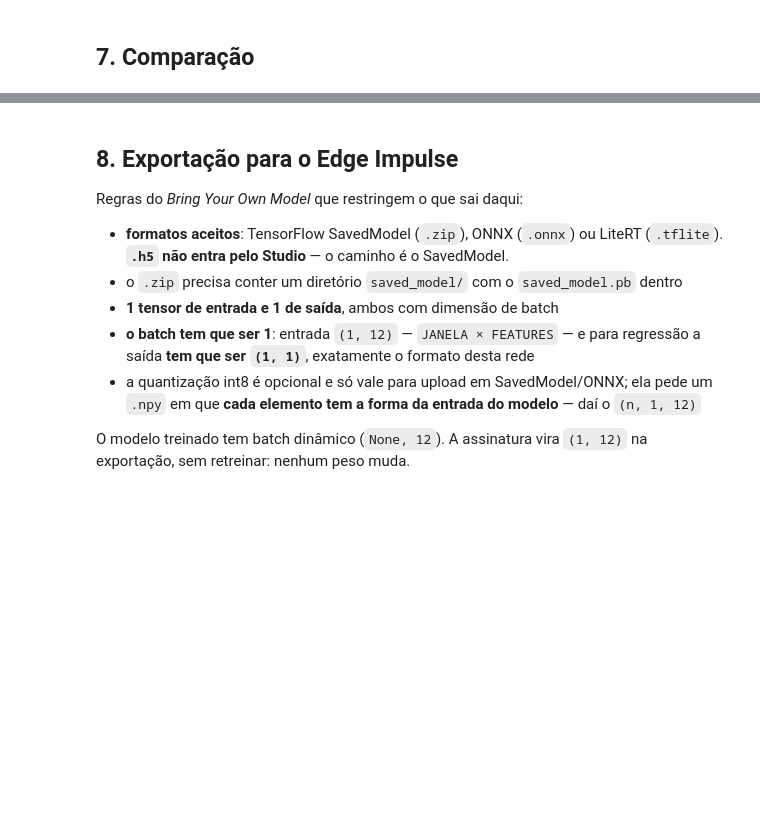
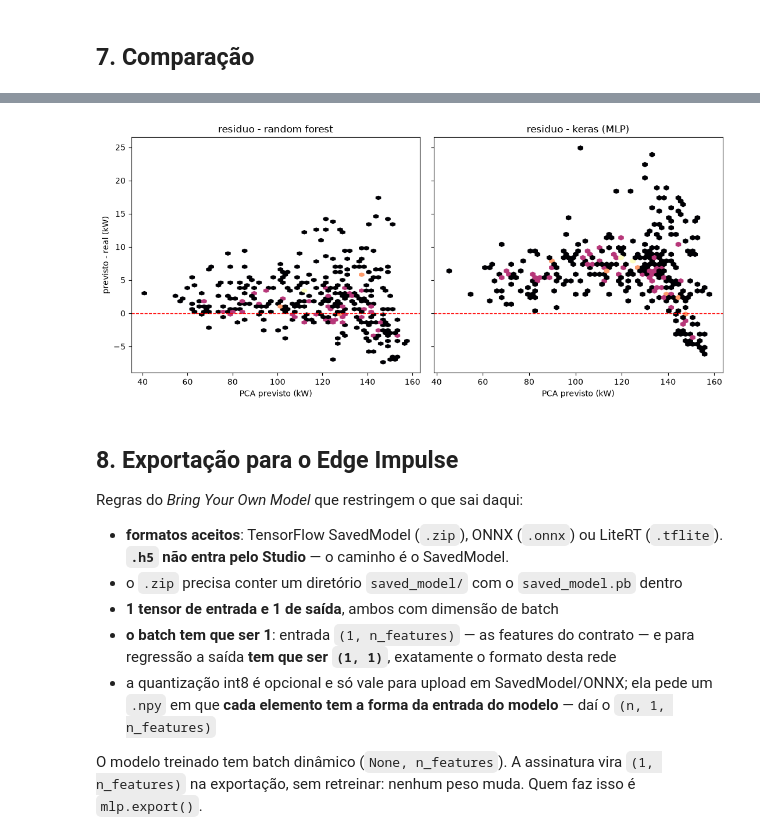
Before and after one commit to commonProgrammerr/knob-senses, a Jupyter notebook: utils/treino_regressao.ipynb, the cells around one changed output, grey strips where cells are left out. Cells and saved outputs as stored; diff of their text form; code cells hidden in the pictures; blank space fills up the shorter version.

Commit message:
models(mlp): update mlp train

```diff
--- a/utils/treino_regressao.ipynb
+++ b/utils/treino_regressao.ipynb
@@ -401,18 +273,17 @@ plt.show()
 # %%
-fig, eixos = plt.subplots(1, 2, figsize=(11, 3.6), sharey=True)
+fig, eixos = plt.subplots(1, 2, figsize=(11, 5), sharey=True)
 
 for eixo, nome, pred in (
     (eixos[0], "random forest", pred_rf),
     (eixos[1], "keras (MLP)", pred_keras),
 ):
-    eixo.hexbin(pred, pred - y_tes, gridsize=55, bins="log", cmap="magma")
-    eixo.axhline(0, color="r", ls="--", lw=1)
-    eixo.set_xlabel("PCA previsto (kW)")
-    eixo.set_title(f"residuo - {nome}")
+    plots.hexbin_residuo(eixo, y_tes, pred, f"residuo - {nome}")
 
 eixos[0].set_ylabel("previsto - real (kW)")
 plt.tight_layout()
 plt.show()
+# %% [output]
+[figure, added]
 # %% [markdown]
 ## 8. Exportação para o Edge Impulse
 
@@ -422,12 +293,11 @@ Regras do *Bring Your Own Model* que restringem o que sai daqui:
   (`.tflite`). **`.h5` não entra pelo Studio** — o caminho é o SavedModel.
 - o `.zip` precisa conter um diretório `saved_model/` com o `saved_model.pb` dentro
 - **1 tensor de entrada e 1 de saída**, ambos com dimensão de batch
-- **o batch tem que ser 1**: entrada `(1, 12)` — `JANELA × FEATURES` — e para regressão
-  a saída **tem que ser `(1, 1)`**, exatamente o formato desta rede
+- **o batch tem que ser 1**: entrada `(1, n_features)` — as features do contrato — e para
+  regressão a saída **tem que ser `(1, 1)`**, exatamente o formato desta rede
 - a quantização int8 é opcional e só vale para upload em SavedModel/ONNX; ela pede um
-  `.npy` em que **cada elemento tem a forma da entrada do modelo** — daí o
-  `(n, 1, 12)`
+  `.npy` em que **cada elemento tem a forma da entrada do modelo** — daí o `(n, 1, n_features)`
 
-O modelo treinado tem batch dinâmico (`None, 12`). A assinatura vira `(1, 12)` na
-exportação, sem retreinar: nenhum peso muda.
+O modelo treinado tem batch dinâmico (`None, n_features`). A assinatura vira `(1, n_features)` na
+exportação, sem retreinar: nenhum peso muda. Quem faz isso é `mlp.export()`.
 # %%
```
Also changed, not shown: parts of 25 cells of this notebook, 2 other files.
